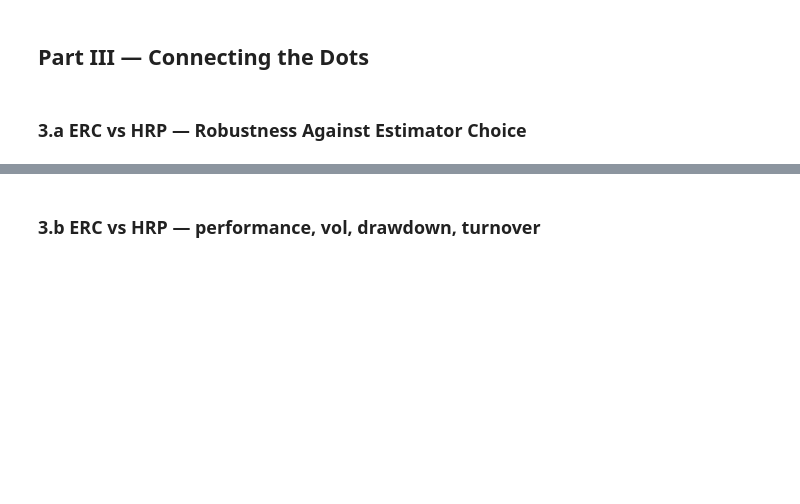
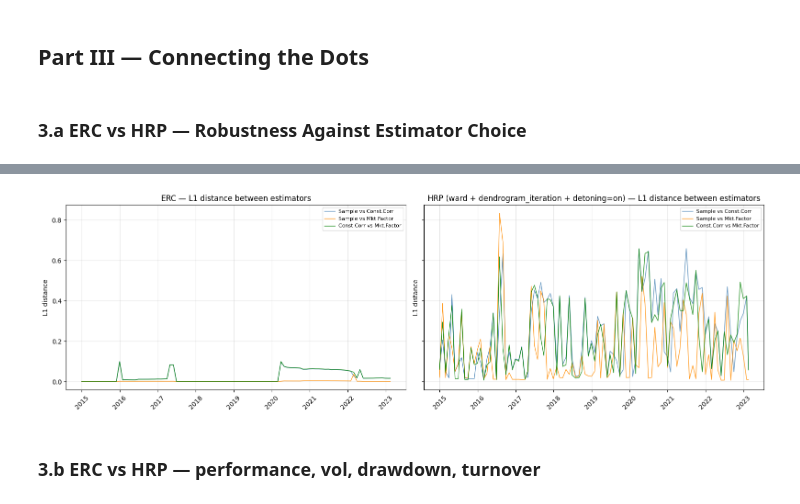
Before and after one commit to GabrielDelhay/FinEng_group6_2, a Jupyter notebook: assignment5_BS/ex4b_notebook.ipynb, the cells around one changed output, grey strips where cells are left out. Saved outputs shown, nothing was run; the diff lists cells and outputs as text; code cells hidden in the pictures; blank space fills up the shorter version.

```diff
--- a/assignment5_BS/ex4b_notebook.ipynb
+++ b/assignment5_BS/ex4b_notebook.ipynb
@@ -548,4 +707,98 @@ for cov_key in COV_KEYS:
 # %% [markdown]
 ### 3.a ERC vs HRP — Robustness Against Estimator Choice
 # %%
-# !!! COMPLETE AS APPROPRIATE !!!
+# === 3.a — Robustness to covariance estimator choice ===
+
+# Representative HRP strategy: ward + dendrogram_iteration + detoning=True.
+# This adopts the best-practice findings from Part II:
+#   - ward linkage gives balanced dendrograms (2.d);
+#   - dendrogram_iteration follows the actual hierarchy and lets estimator-
+#     driven differences propagate fully to weights (most rigorous test);
+#   - detoning improves cluster stability across rebalances (2.c).
+HRP_LINK = "ward"
+HRP_ALLOC = "dendrogram_iteration"
+HRP_DETONE = True
+HRP_REP_LABEL = f"HRP ({HRP_LINK} + {HRP_ALLOC} + detoning={'on' if HRP_DETONE else 'off'})"
+
+# HRP weights DataFrames per estimator (re-use cached 2.d output)
+hrp_weights_by_estimator = {
+    est: hrp_weights_dfs[(est, HRP_LINK, HRP_ALLOC, HRP_DETONE)]
+    for est in COV_KEYS
+}
+
+
+def pairwise_l1_series(weights_a: pd.DataFrame, weights_b: pd.DataFrame) -> pd.Series:
+    """Time series of L1 distance between two weight schedules on the common universe."""
+    common_dates = weights_a.index.intersection(weights_b.index)
+    common_assets = weights_a.columns.intersection(weights_b.columns)
+    a = weights_a.loc[common_dates, common_assets].fillna(0.0)
+    b = weights_b.loc[common_dates, common_assets].fillna(0.0)
+    return (a - b).abs().sum(axis=1)
+
+
+estimator_pairs = [
+    ("sample", "constant_corr"),
+    ("sample", "mkt_factor"),
+    ("constant_corr", "mkt_factor"),
+]
+pair_labels = {
+    ("sample", "constant_corr"):     "Sample vs Const.Corr",
+    ("sample", "mkt_factor"):        "Sample vs Mkt.Factor",
+    ("constant_corr", "mkt_factor"): "Const.Corr vs Mkt.Factor",
+}
+pair_colors = {
+    ("sample", "constant_corr"):     "steelblue",
+    ("sample", "mkt_factor"):        "darkorange",
+    ("constant_corr", "mkt_factor"): "green",
+}
+
+# L1 distance time series per pair, per strategy
+erc_l1_series = {
+    pair: pairwise_l1_series(erc_weights[pair[0]], erc_weights[pair[1]])
+    for pair in estimator_pairs
+}
+hrp_l1_series = {
+    pair: pairwise_l1_series(
+        hrp_weights_by_estimator[pair[0]], hrp_weights_by_estimator[pair[1]]
+    )
+    for pair in estimator_pairs
+}
+
+# Robustness summary table
+robustness_table = pd.DataFrame(
+    index=[pair_labels[p] for p in estimator_pairs] + ["mean of pairs"],
+    columns=["ERC", HRP_REP_LABEL],
+    dtype=float,
+)
+for pair in estimator_pairs:
+    robustness_table.loc[pair_labels[pair], "ERC"] = erc_l1_series[pair].mean()
+    robustness_table.loc[pair_labels[pair], HRP_REP_LABEL] = hrp_l1_series[pair].mean()
+robustness_table.loc["mean of pairs"] = robustness_table.iloc[:-1].mean()
+
+print("=== Mean L1 distance between weight schedules under different estimators ===")
+print(robustness_table.round(4))
+
+# L1 distance time series: ERC (left) vs HRP (right)
+fig, axes = plt.subplots(1, 2, figsize=(16, 5), sharey=True)
+
+for pair in estimator_pairs:
+    s = erc_l1_series[pair]
+    axes[0].plot(s.index, s.values, label=pair_labels[pair],
+                 color=pair_colors[pair], linewidth=1, alpha=0.85)
+axes[0].set_title("ERC — L1 distance between estimators")
+axes[0].set_ylabel("L1 distance")
+axes[0].legend(fontsize=8); axes[0].grid(alpha=0.3)
+axes[0].tick_params(axis="x", rotation=45)
+
+for pair in estimator_pairs:
+    s = hrp_l1_series[pair]
+    axes[1].plot(s.index, s.values, label=pair_labels[pair],
+                 color=pair_colors[pair], linewidth=1, alpha=0.85)
+axes[1].set_title(f"{HRP_REP_LABEL} — L1 distance between estimators")
+axes[1].set_ylabel("L1 distance")
+axes[1].legend(fontsize=8); axes[1].grid(alpha=0.3)
+axes[1].tick_params(axis="x", rotation=45)
+
+plt.tight_layout()
+plt.show()
+# %% [output]
@@ -552,3 +817,4 @@ for cov_key in COV_KEYS:
+[figure, added]
 # %% [markdown]
 ### 3.b ERC vs HRP — performance, vol, drawdown, turnover
 # %%
```
Also changed, not shown: parts of 4 cells of this notebook.
